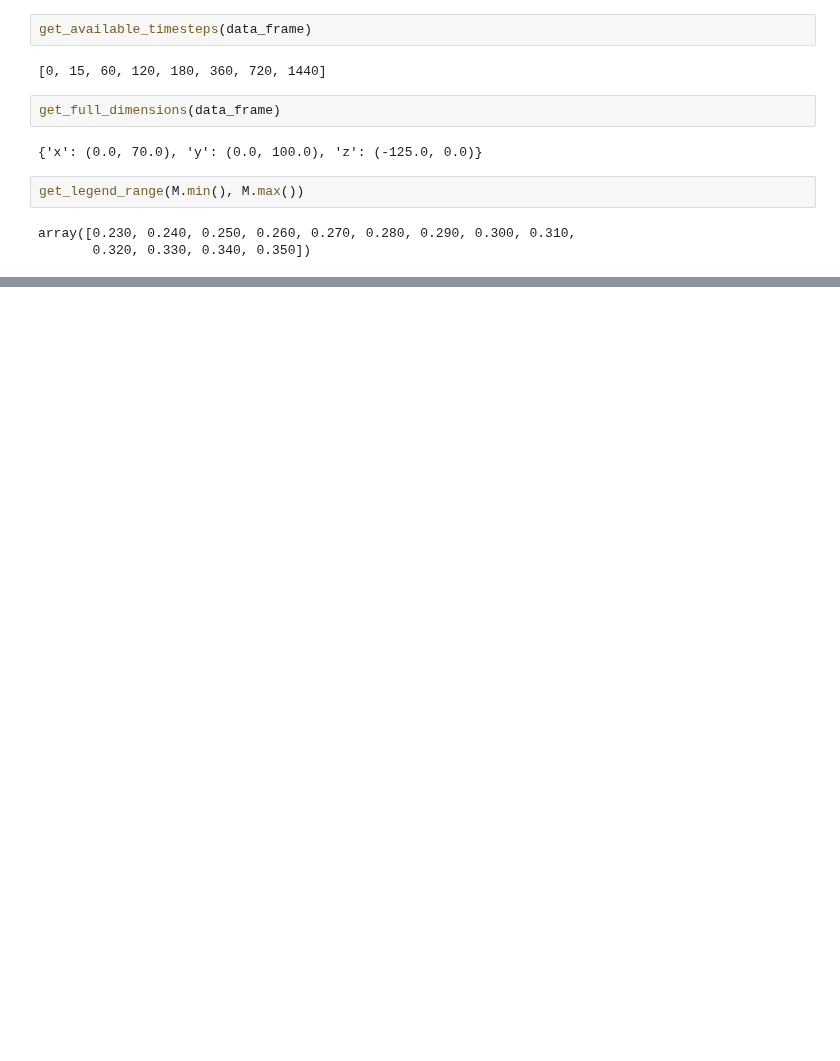
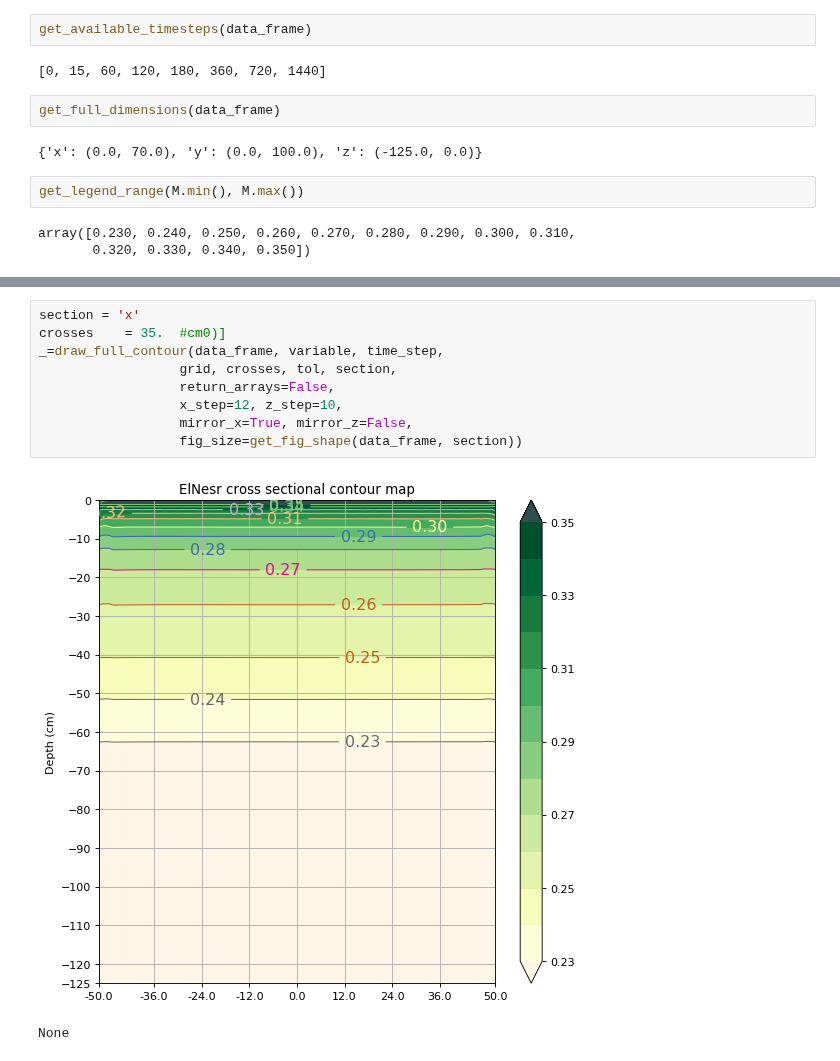
Before and after one commit to drnesr/SandDitch, a Jupyter notebook: Code/SandDitchAnalysis001.ipynb, the cells around one changed output, grey strips where cells are left out. Drawn from its saved outputs; the diff is of its cells as text; blank space fills up the shorter version.

```diff
--- a/Code/SandDitchAnalysis001.ipynb
+++ b/Code/SandDitchAnalysis001.ipynb
@@ -274 +327,13 @@ draw_full_contour(data_frame,variable, time_step,
 None
+# %%
+section = 'x'
+crosses    = 35.  #cm0)]
+_=draw_full_contour(data_frame, variable, time_step,
+                  grid, crosses, tol, section,
+                  return_arrays=False,
+                  x_step=12, z_step=10,
+                  mirror_x=True, mirror_z=False,
+                  fig_size=get_fig_shape(data_frame, section))
+# %% [output]
+[figure, added]
+None
```
Also changed, not shown: parts of 7 cells of this notebook, 2 other files.
